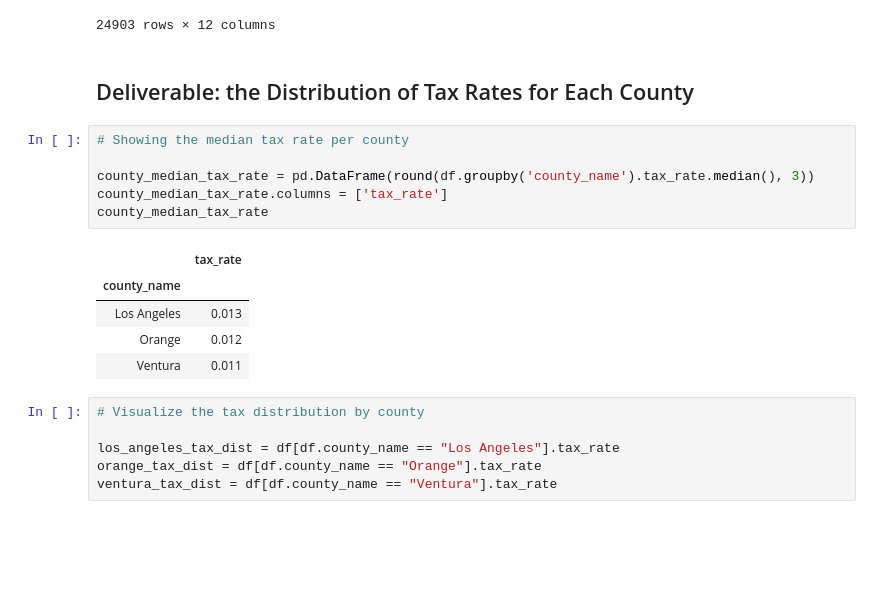
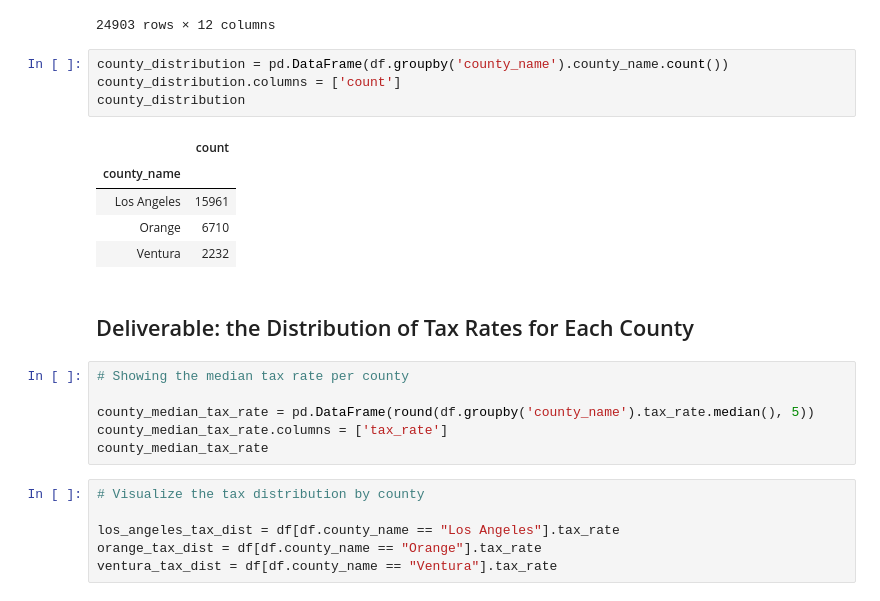
Before and after one commit to QuantumKane/zillow_regression_project, a Jupyter notebook: zillow_project_report.ipynb, the cells around one changed output. Drawn from its saved outputs; the diff is of its cells as text; blank space fills up the shorter version.

```diff
--- a/zillow_project_report.ipynb
+++ b/zillow_project_report.ipynb
@@ -198,20 +197,24 @@ df
 | 28122 | 3.0 | 5.0 | 2992.0 | 6037.0 | -118.554206 | 12447.0 | 96356.0 | 1977.0 | 1120000.0 | ... |
 | 28123 | 3.0 | 3.0 | 1574.0 | 6037.0 | -118.604879 | 12447.0 | 96346.0 | 1951.0 | 563463.0 | ... |
 24903 rows × 12 columns
+# %%
+county_distribution = pd.DataFrame(df.groupby('county_name').county_name.count())
+county_distribution.columns = ['count']
+county_distribution
+# %% [output]
+|  | count |
+| county_name |  |
+| Los Angeles | 15961 |
+| Orange | 6710 |
+| Ventura | 2232 |
 # %% [markdown]
 ## Deliverable: the Distribution of Tax Rates for Each County
 # %%
 # Showing the median tax rate per county
 
-county_median_tax_rate = pd.DataFrame(round(df.groupby('county_name').tax_rate.median(), 3))
+county_median_tax_rate = pd.DataFrame(round(df.groupby('county_name').tax_rate.median(), 5))
 county_median_tax_rate.columns = ['tax_rate']
 county_median_tax_rate
-# %% [output]
-|  | tax_rate |
-| county_name |  |
-| Los Angeles | 0.013 |
-| Orange | 0.012 |
-| Ventura | 0.011 |
 # %%
 # Visualize the tax distribution by county
 
```
Also changed, not shown: parts of 32 cells of this notebook.
